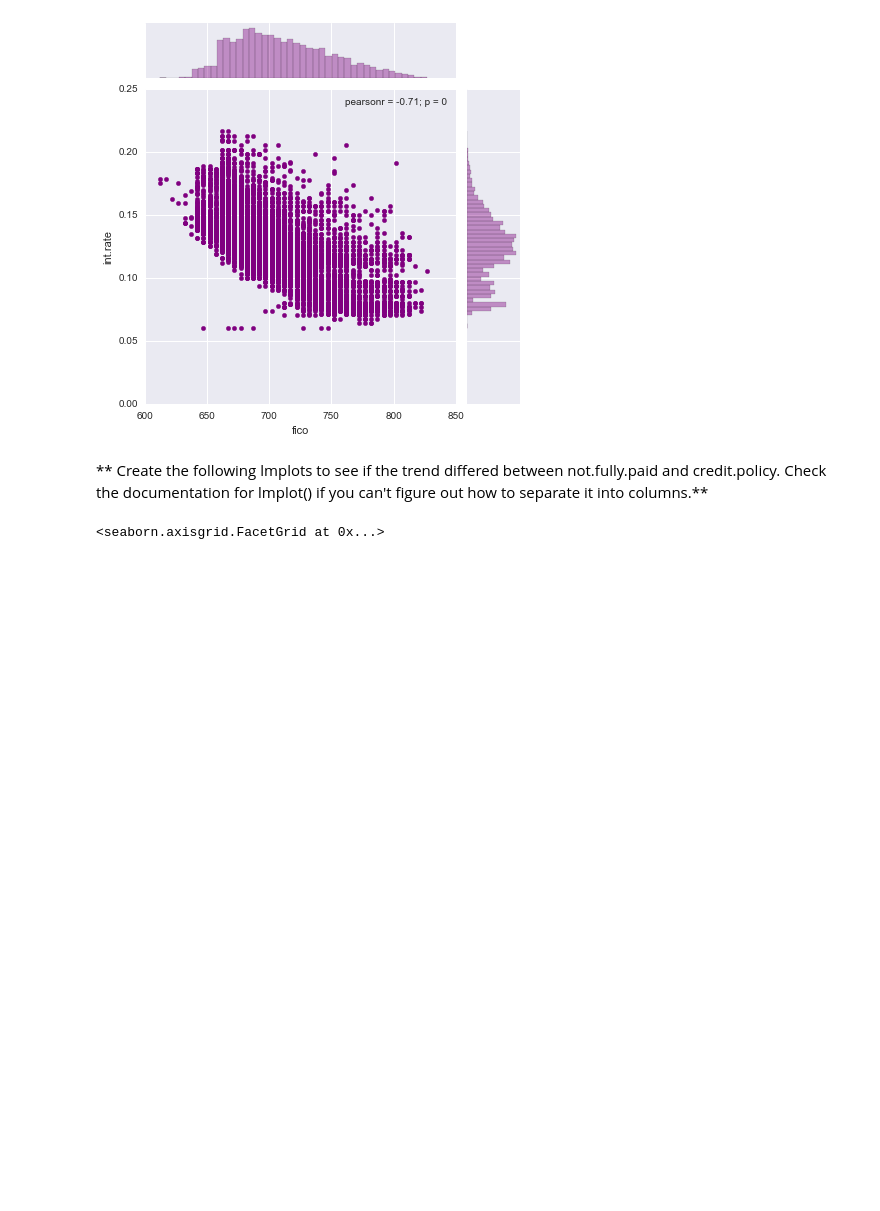
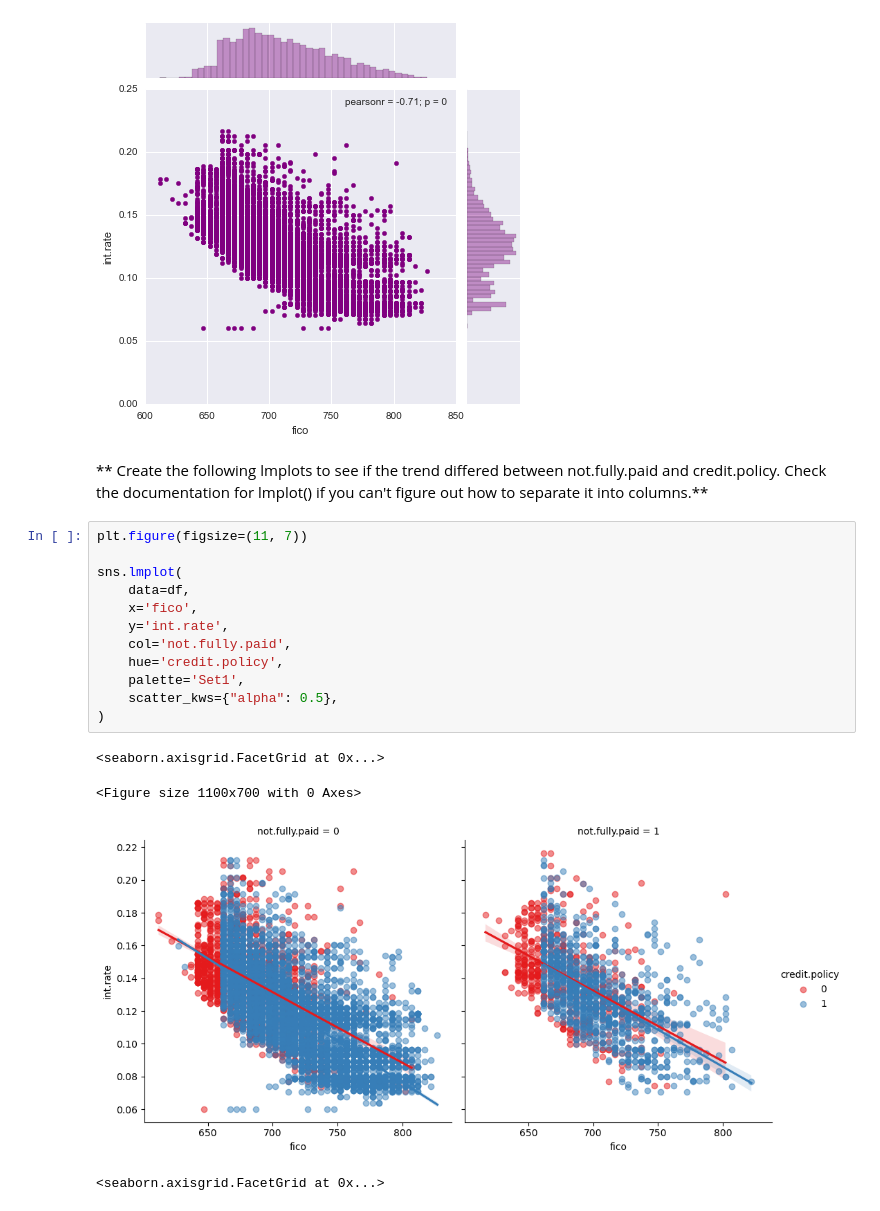
Before and after one commit to LuisReyes98/udemy-machine-learning, a Jupyter notebook: 15-Decision-Trees-and-Random-Forests/02-Decision Trees and Random Forest Project.ipynb, the cells around one changed output. Cells and saved outputs as stored; diff of their text form; blank space fills up the shorter version.

```diff
--- a/15-Decision-Trees-and-Random-Forests/02-Decision Trees and Random Forest Project.ipynb
+++ b/15-Decision-Trees-and-Random-Forests/02-Decision Trees and Random Forest Project.ipynb
@@ -205,6 +226,22 @@ sns.countplot(x='purpose', hue='not.fully.paid', data=df, palette='Set1')
 [figure]
 # %% [markdown]
 ** Create the following lmplots to see if the trend differed between not.fully.paid and credit.policy. Check the documentation for lmplot() if you can't figure out how to separate it into columns.**
+# %%
+plt.figure(figsize=(11, 7))
+
+sns.lmplot(
+    data=df,
+    x='fico',
+    y='int.rate',
+    col='not.fully.paid',
+    hue='credit.policy',
+    palette='Set1',
+    scatter_kws={"alpha": 0.5},
+)
+# %% [output]
+<seaborn.axisgrid.FacetGrid at 0x...>
+<Figure size 1100x700 with 0 Axes>
+[figure, added]
 # %%
 # %% [output]
 <seaborn.axisgrid.FacetGrid at 0x...>
```
Also changed, not shown: parts of 7 cells of this notebook.
